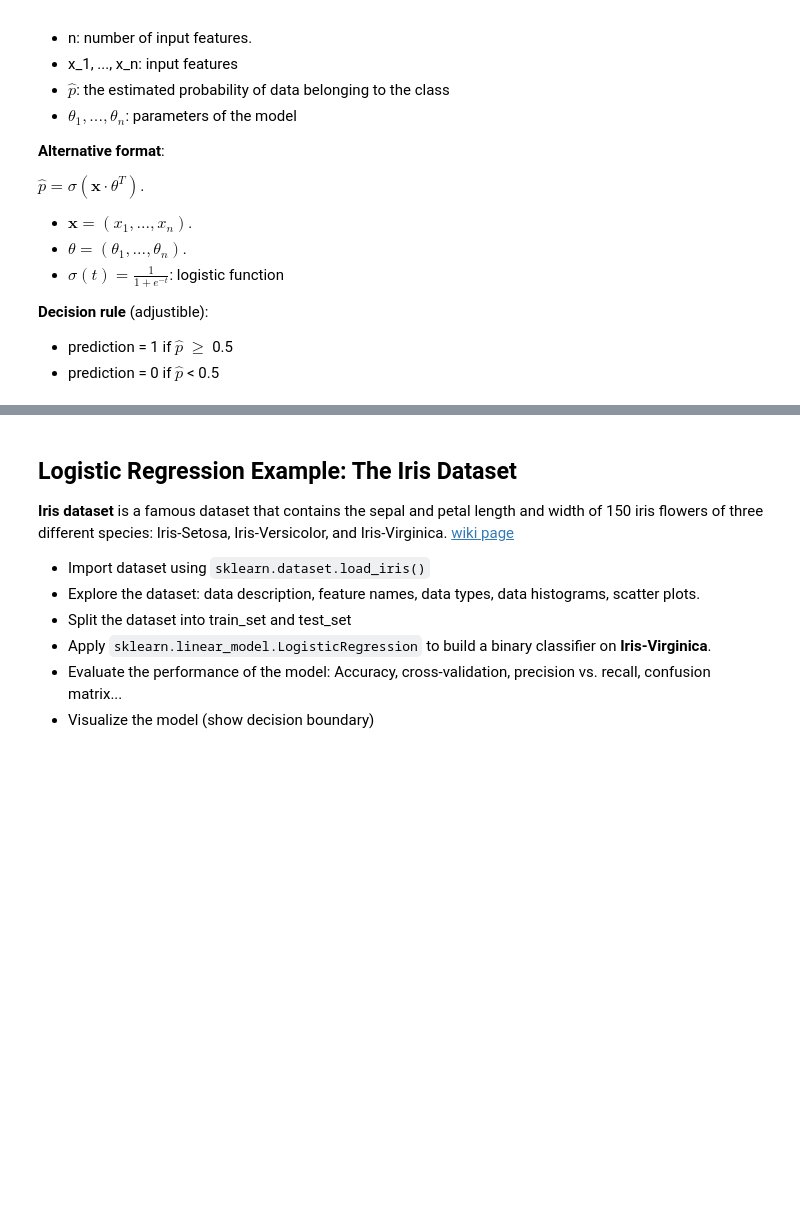
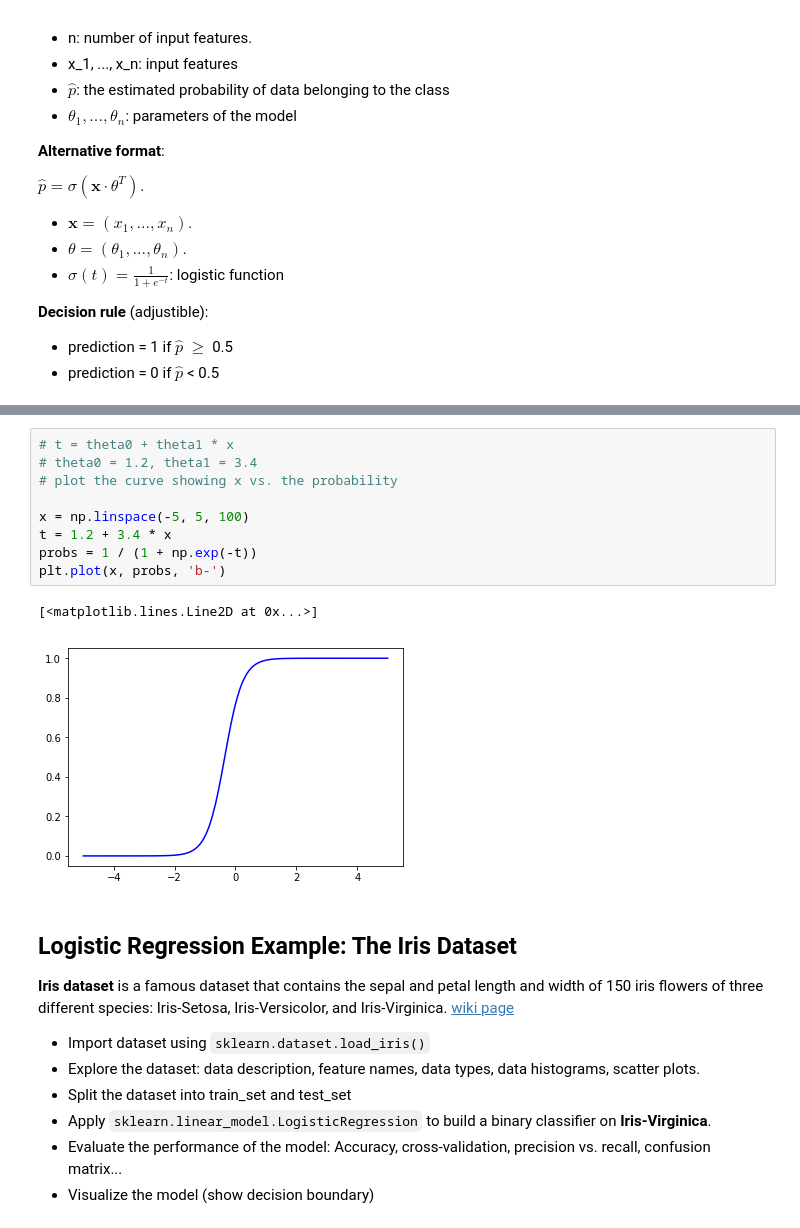
Before and after one commit to asgharm1999/Machine-Learning, a Jupyter notebook: Week 7.ipynb, the cells around one changed output, grey strips where cells are left out. Saved outputs shown, nothing was run; the diff lists cells and outputs as text; blank space fills up the shorter version.

```diff
--- a/Week 7.ipynb
+++ b/Week 7.ipynb
@@ -37,3 +48,15 @@ $\hat{p} = \sigma(\textbf{x}\cdot\theta^T).$
+# %%
+# t = theta0 + theta1 * x
+# theta0 = 1.2, theta1 = 3.4
+# plot the curve showing x vs. the probability
+
+x = np.linspace(-5, 5, 100)
+t = 1.2 + 3.4 * x
+probs = 1 / (1 + np.exp(-t))
+plt.plot(x, probs, 'b-')
+# %% [output]
+[<matplotlib.lines.Line2D at 0x...>]
+[figure, added]
 # %% [markdown]
 ## Logistic Regression Example: The Iris Dataset
 
```
Also changed, not shown: parts of 27 cells of this notebook.
